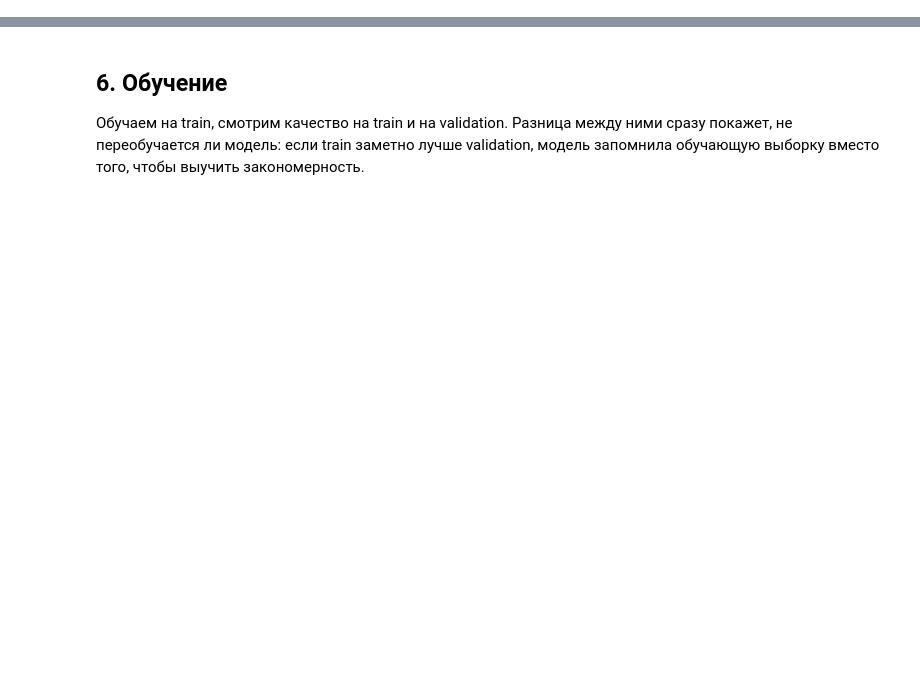
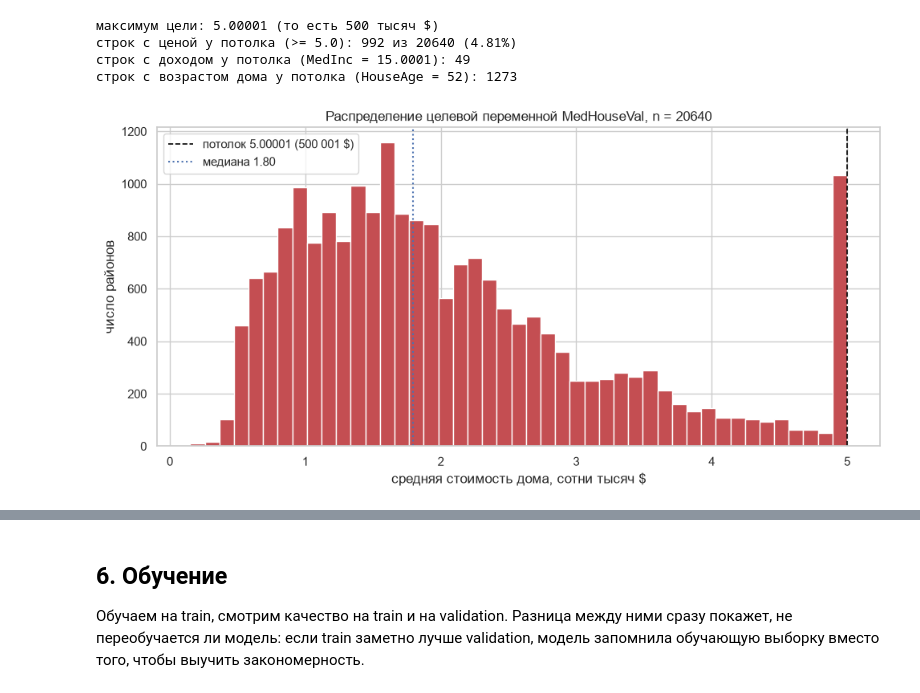
Before and after one commit to DmitPerson42/praktika-1, a Jupyter notebook: 1_Линейная_регрессия.ipynb, the cells around one changed output, grey strips where cells are left out. Saved outputs shown, nothing was run; the diff lists cells and outputs as text; code cells hidden in the pictures; blank space fills up the shorter version.

```diff
--- a/1_Линейная_регрессия.ipynb
+++ b/1_Линейная_регрессия.ipynb
@@ -786,0 +128,27 @@ Pipeline(steps=[('scaler', StandardScaler()),
+# %%
+# Загрузка: fetch_california_housing отдаёт готовый датасет из пакета sklearn,
+# интернет для этого не нужен. Это принципиально удобнее ручной загрузки с
+# сайта: результат не зависит от доступности внешнего источника.
+housing = fetch_california_housing()
+
+# Собираем таблицу: матрица признаков лежит в housing.data, целевая переменная
+# в housing.target, имена столбцов - в housing.feature_names. Отдельный
+# DataFrame удобнее структурного массива numpy: сразу есть имена, типы и методы
+# для анализа.
+FEATURE_COLUMNS = list(housing.feature_names)
+TARGET = "MedHouseVal"
+
+data = pd.DataFrame(housing.data, columns=FEATURE_COLUMNS)
+data[TARGET] = housing.target
+
+print(f"объект: {type(housing).__name__}, признаков: {len(FEATURE_COLUMNS)}, строк: {len(data)}")
+print(f"имена признаков: {FEATURE_COLUMNS}")
+print(f"источник: пакет sklearn.datasets, сеть не требуется")
+
+# Печатаем абзац из документации набора: он объясняет, что именно означает
+# строка таблицы. Это проверяемый первоисточник, а не наше предположение.
+description_lines = housing.DESCR.splitlines()
+start = next(i for i, line in enumerate(description_lines) if "one row per census" in line)
+print()
+print("\n".join(line for line in description_lines[start:start + 4] if line.strip()))
+data.head()
@@ -786,0 +241,39 @@ Pipeline(steps=[('scaler', StandardScaler()),
+# %%
+# Целевая переменная отдельно: у неё своя специфика, и она напрямую влияет
+# на выбор метрик. В исходных данных цена была ограничена сверху величиной
+# 5.00001 (500 001 доллар), и это видно буквально в таблице: у 965 строк
+# стоит ровно 5.00001. Такое «срезание» сверху называется цензурированием,
+# и мы к нему ещё вернёмся в разборе ошибок.
+target_stats = data[TARGET].describe().round(3).to_frame(TARGET)
+target_stats
+
+ceiling = float(data[TARGET].max())
+print()
+print(f"максимум цели: {ceiling:.5f} (то есть {ceiling * 100:.0f} тысяч $)")
+print(f"строк с ценой у потолка (>= 5.0): {int((data[TARGET] >= 5.0).sum())}"
+      f" из {len(data)} ({float((data[TARGET] >= 5.0).mean()):.2%})")
+print(f"строк с доходом у потолка (MedInc = 15.0001): {int((data['MedInc'] == 15.0001).sum())}")
+print(f"строк с возрастом дома у потолка (HouseAge = 52): {int((data['HouseAge'] == 52).sum())}")
+# %% [output]
+максимум цели: 5.00001 (то есть 500 тысяч $)
+строк с ценой у потолка (>= 5.0): 992 из 20640 (4.81%)
+строк с доходом у потолка (MedInc = 15.0001): 49
+строк с возрастом дома у потолка (HouseAge = 52): 1273
+# %%
+# Целевая переменная отдельно: её распределение определяет, какие метрики
+# вообще имеют смысл. Видно тяжёлый правый хвост и заметный «зубец» у верхней
+# границы - это и есть цензурирование, а не естественное распределение цен.
+figure, axis = plt.subplots(figsize=(10, 5))
+axis.hist(data[TARGET], bins=45, color="#c44e52", edgecolor="white")
+axis.axvline(5.00001, color="black", linestyle="--", linewidth=1.2,
+             label="потолок 5.00001 (500 001 $)")
+axis.axvline(data[TARGET].median(), color="#4c72b0", linestyle=":",
+             label=f"медиана {data[TARGET].median():.2f}")
+axis.set_xlabel("средняя стоимость дома, сотни тысяч $")
+axis.set_ylabel("число районов")
+axis.set_title("Распределение целевой переменной MedHouseVal, n = %d" % len(data))
+axis.legend()
+figure.tight_layout()
+plt.show()
+# %% [output]
+[figure, added]
```
Also changed, not shown: parts of 115 cells of this notebook, 6 other files.
